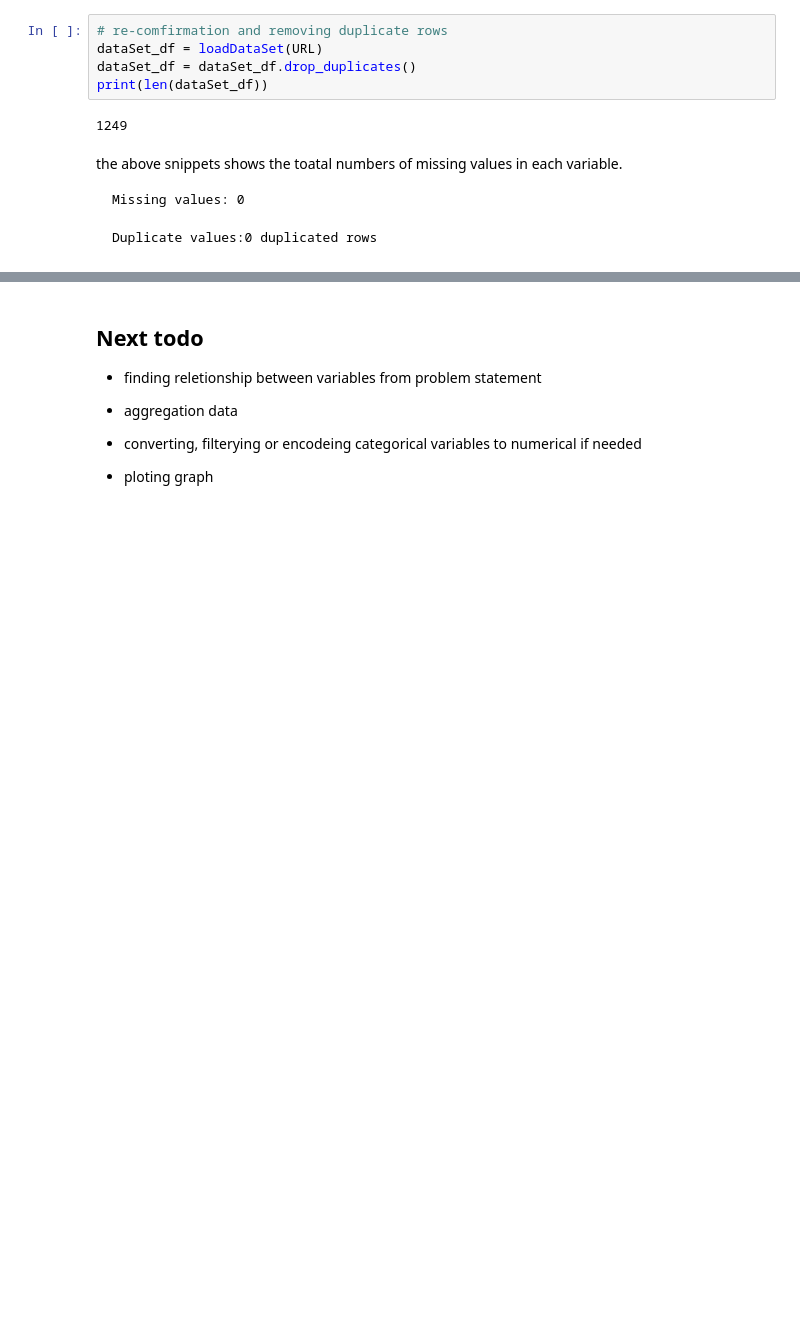
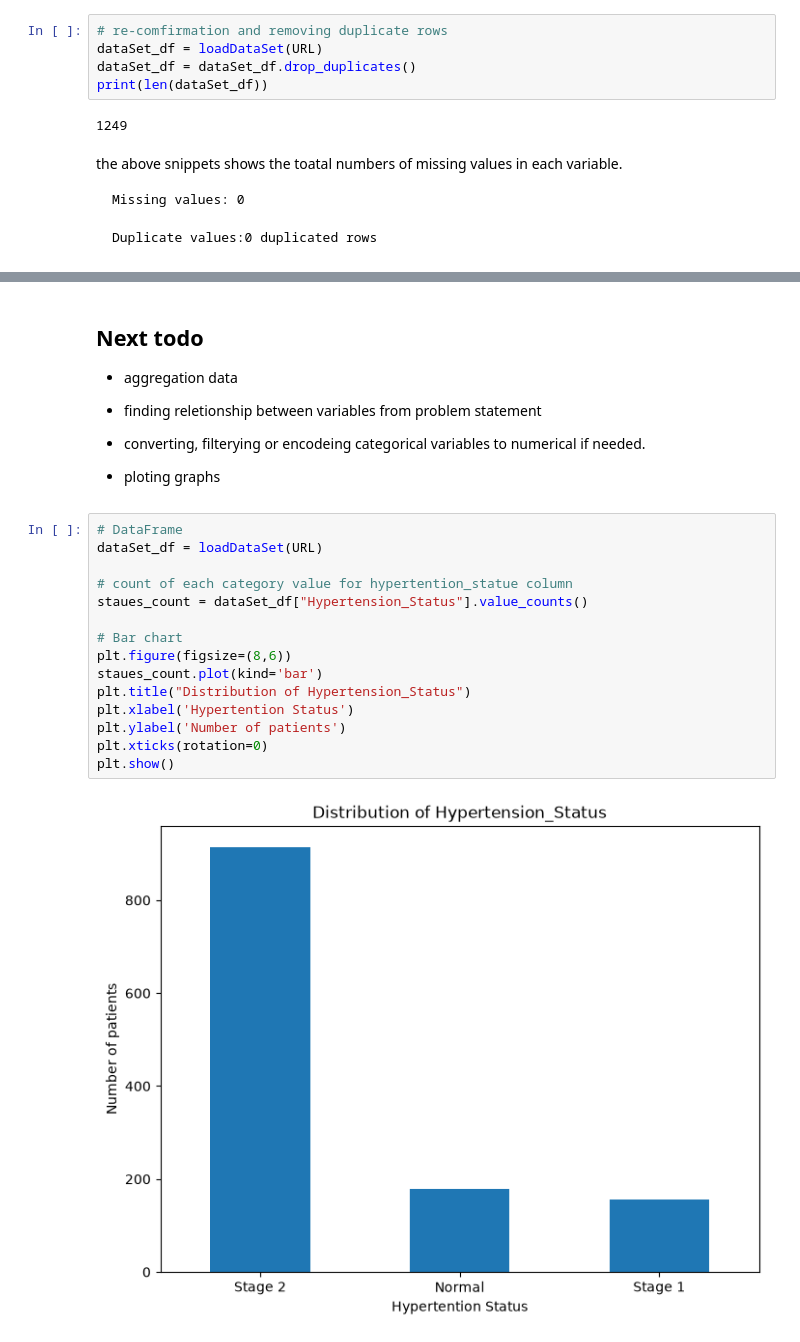
Before and after one commit to Bobbylee007/hypertension_DA_project, a Jupyter notebook: hypertention.ipynb, the cells around one changed output, grey strips where cells are left out. Cells and saved outputs as stored; diff of their text form; blank space fills up the shorter version.

Commit message:
Data visualization

```diff
--- a/hypertention.ipynb
+++ b/hypertention.ipynb
@@ -189,9 +180,26 @@ max      115.000000         300.000000           220.000000
 # %% [markdown]
 ## Next todo
+ - aggregation data
+
  - finding reletionship between variables from problem statement
 
- - aggregation data
+ - converting, filterying or encodeing categorical variables to numerical if needed.
 
- - converting, filterying or encodeing categorical variables to numerical if needed
-
- - ploting graph
+ - ploting graphs
+# %%
+# DataFrame
+dataSet_df = loadDataSet(URL)
+
+# count of each category value for hypertention_statue column
+staues_count = dataSet_df["Hypertension_Status"].value_counts()
+
+# Bar chart
+plt.figure(figsize=(8,6))
+staues_count.plot(kind='bar')
+plt.title("Distribution of Hypertension_Status")
+plt.xlabel('Hypertention Status')
+plt.ylabel('Number of patients')
+plt.xticks(rotation=0)
+plt.show()
+# %% [output]
+[figure, added]
```
Also changed, not shown: parts of 4 cells of this notebook, 1 other file.
